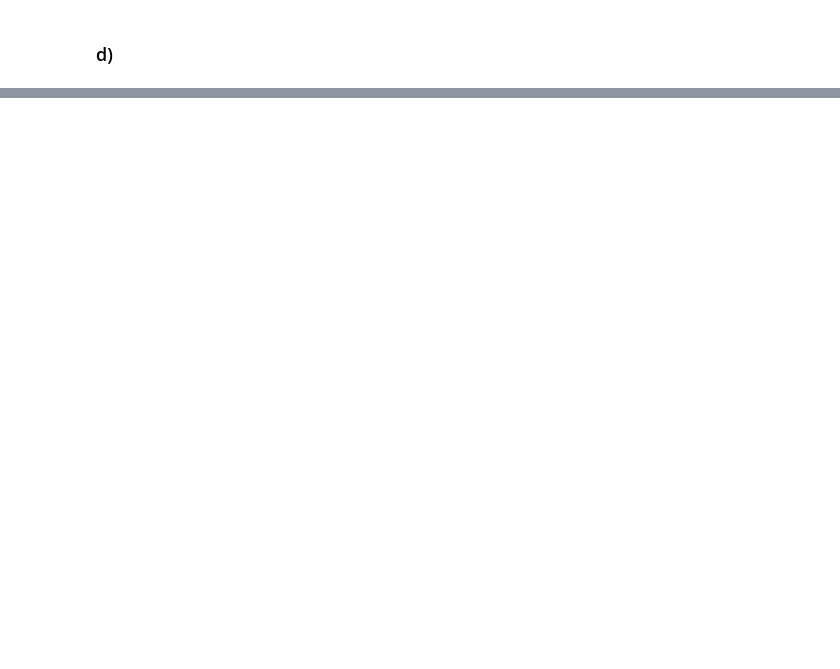
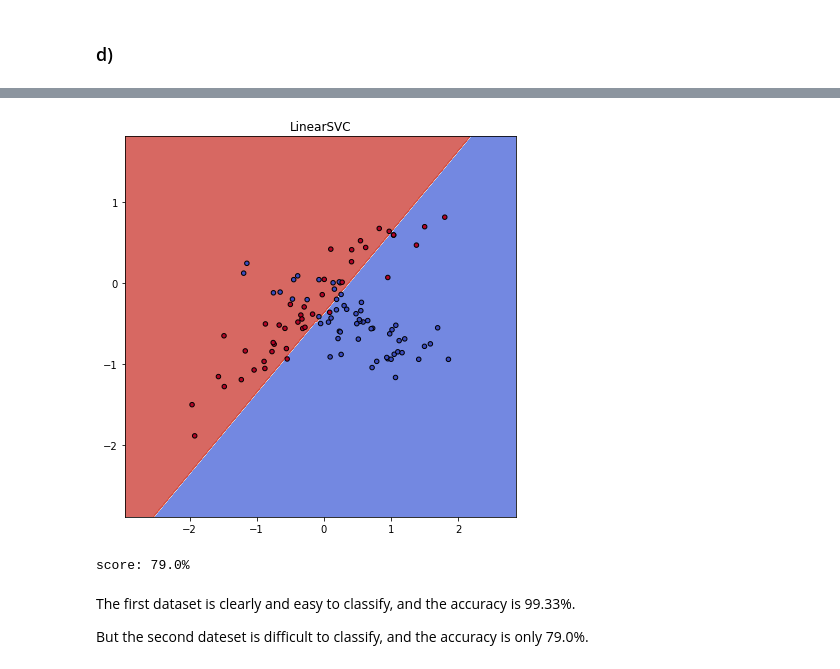
Before and after one commit to o-course/inf4491, a Jupyter notebook: exercise/A05/assignment05.ipynb, the cells around one changed output, grey strips where cells are left out. Saved outputs shown, nothing was run; the diff lists cells and outputs as text; code cells hidden in the pictures; blank space fills up the shorter version.

```diff
--- a/exercise/A05/assignment05.ipynb
+++ b/exercise/A05/assignment05.ipynb
@@ -57,0 +215,32 @@ X_2_test, Y_2_test = X_2[100:], Y_2[100:]
+# %%
+with open("dataset_2.pickle", "rb") as f:
+    X_2, Y_2 = pickle.load(f)
+X_2_train, Y_2_train = X_2[:100], Y_2[:100]
+X_2_test, Y_2_test = X_2[100:], Y_2[100:]
+
+
+ls = LinearSVC();
+ls.fit(X_2_train, Y_2_train)
+titles = 'LinearSVC'
+
+X0, X1 = X_2_train[:,0], X_2_train[:,1];
+xx, yy = make_meshgrid(X0, X1);
+
+fig = plt.figure(figsize=(7,7))
+# plot_counters(fig, models, xx, yy, cmap=plt.cm.coolwarm, alpha=0.8)
+Z = ls.predict(np.c_[xx.ravel(), yy.ravel()])
+# print('Z.shape:{}, xx.shape:{}'.format(Z.shape, xx.shape))
+Z = Z.reshape(xx.shape)
+out = plt.contourf(xx, yy, Z, cmap=plt.cm.coolwarm, alpha=0.8)
+# print('X0:{}, X1:{}, xx:{}, yy:{}'.format(X0.shape, X1.shape, xx.shape, yy.shape))
+plt.scatter(X0, X1, c=Y_2_train, cmap=plt.cm.coolwarm, s=20, edgecolors='k')
+plt.title(titles)
+plt.show()
+print('score: {}%'.format(np.round(ls.score(X_2_test, Y_2_test), decimals=4)*100))
+# %% [output]
+[figure, added]
+score: 79.0%
+# %% [markdown]
+The first dataset is clearly and easy to classify, and the accuracy is 99.33%.
+
+But the second dateset is difficult to classify, and the accuracy is only 79.0%.
```
Also changed, not shown: parts of 17 cells of this notebook, 1 other file.
